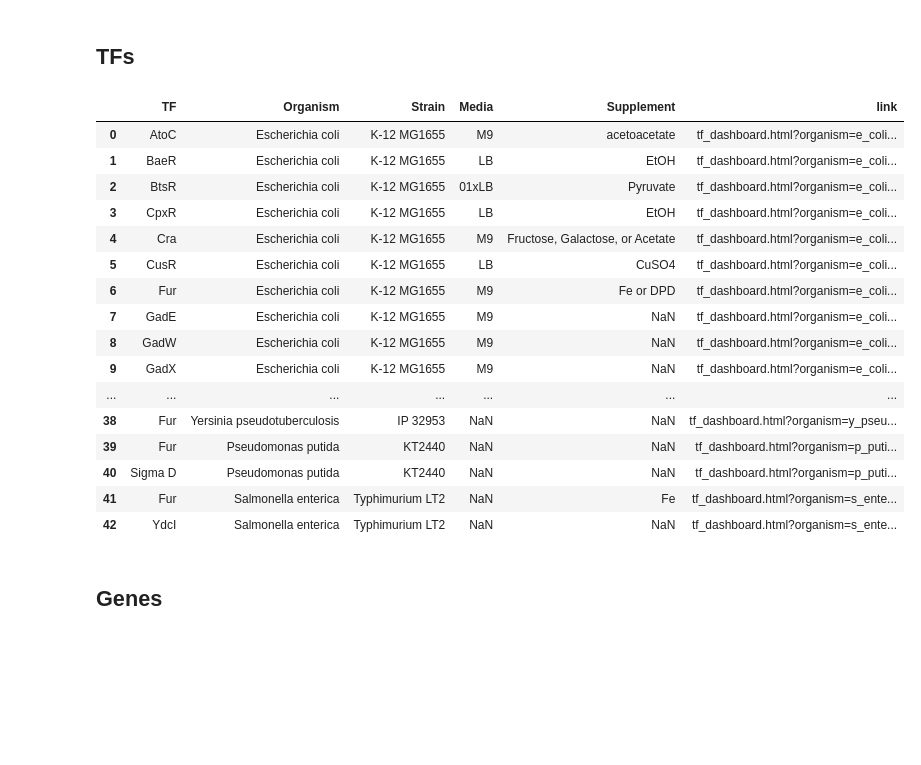
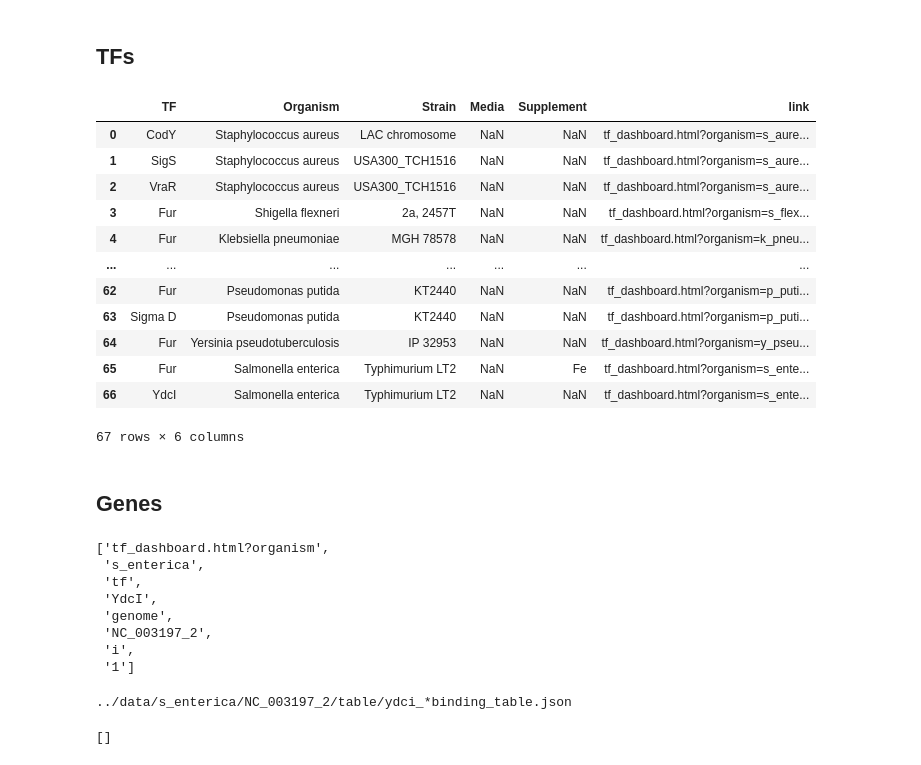
Before and after one commit to SBRG/ChIPdb, a Jupyter notebook: notebooks/search_output.ipynb, the cells around one changed output. Cells and saved outputs as stored; diff of their text form; code cells hidden in the pictures; blank space fills up the shorter version.

```diff
--- a/notebooks/search_output.ipynb
+++ b/notebooks/search_output.ipynb
@@ -8,51 +9,47 @@ import pandas as pd
 # %% [markdown]
 ## TFs
 # %%
-prefix = '../ChiPdb/data/'
+prefix = '../data/'
 suffix = '/TF_list.csv'
 
 organisms = [f.name for f in os.scandir(prefix)]
 cols_of_interest = ['TF', 'Organism', 'Strain', 'Media', 'Supplement']
 
 all_tfs = pd.DataFrame(columns = cols_of_interest + ['link'])
 
 for o in organisms:
     try:
         tfs = pd.read_csv(prefix + o + suffix, index_col = 0)
     except NotADirectoryError:
         continue
 
     # build link
     for i in tfs.index:
         l = 'tf_dashboard.html?organism=' + o
         l += '&tf=' + tfs.TF[i]
         l += '&genome=' + tfs.genome_id[i]
         l += '&i=' + str(i)
         tfs.loc[i, 'link'] = l
 
     # take info of interest
     tfs = tfs[cols_of_interest + ['link']]
 
     # save
     all_tfs = all_tfs.append(tfs, ignore_index = True)
 
 all_tfs
 # %% [output]
 |  | TF | Organism | Strain | Media | Supplement | link |
-| 0 | AtoC | Escherichia coli | K-12 MG1655 | M9 | acetoacetate | tf_dashboard.html?organism=e_coli... |
-| 1 | BaeR | Escherichia coli | K-12 MG1655 | LB | EtOH | tf_dashboard.html?organism=e_coli... |
-| 2 | BtsR | Escherichia coli | K-12 MG1655 | 01xLB | Pyruvate | tf_dashboard.html?organism=e_coli... |
-| 3 | CpxR | Escherichia coli | K-12 MG1655 | LB | EtOH | tf_dashboard.html?organism=e_coli... |
-| 4 | Cra | Escherichia coli | K-12 MG1655 | M9 | Fructose, Galactose, or Acetate | tf_dashboard.html?organism=e_coli... |
-| 5 | CusR | Escherichia coli | K-12 MG1655 | LB | CuSO4 | tf_dashboard.html?organism=e_coli... |
-| 6 | Fur | Escherichia coli | K-12 MG1655 | M9 | Fe or DPD | tf_dashboard.html?organism=e_coli... |
-| 7 | GadE | Escherichia coli | K-12 MG1655 | M9 | NaN | tf_dashboard.html?organism=e_coli... |
-| 8 | GadW | Escherichia coli | K-12 MG1655 | M9 | NaN | tf_dashboard.html?organism=e_coli... |
-| 9 | GadX | Escherichia coli | K-12 MG1655 | M9 | NaN | tf_dashboard.html?organism=e_coli... |
+| 0 | CodY | Staphylococcus aureus | LAC chromosome | NaN | NaN | tf_dashboard.html?organism=s_aure... |
+| 1 | SigS | Staphylococcus aureus | USA300_TCH1516 | NaN | NaN | tf_dashboard.html?organism=s_aure... |
+| 2 | VraR | Staphylococcus aureus | USA300_TCH1516 | NaN | NaN | tf_dashboard.html?organism=s_aure... |
+| 3 | Fur | Shigella flexneri | 2a, 2457T | NaN | NaN | tf_dashboard.html?organism=s_flex... |
+| 4 | Fur | Klebsiella pneumoniae | MGH 78578 | NaN | NaN | tf_dashboard.html?organism=k_pneu... |
 | ... | ... | ... | ... | ... | ... | ... |
-| 38 | Fur | Yersinia pseudotuberculosis | IP 32953 | NaN | NaN | tf_dashboard.html?organism=y_pseu... |
-| 39 | Fur | Pseudomonas putida | KT2440 | NaN | NaN | tf_dashboard.html?organism=p_puti... |
-| 40 | Sigma D | Pseudomonas putida | KT2440 | NaN | NaN | tf_dashboard.html?organism=p_puti... |
-| 41 | Fur | Salmonella enterica | Typhimurium LT2 | NaN | Fe | tf_dashboard.html?organism=s_ente... |
-| 42 | YdcI | Salmonella enterica | Typhimurium LT2 | NaN | NaN | tf_dashboard.html?organism=s_ente... |
+| 62 | Fur | Pseudomonas putida | KT2440 | NaN | NaN | tf_dashboard.html?organism=p_puti... |
+| 63 | Sigma D | Pseudomonas putida | KT2440 | NaN | NaN | tf_dashboard.html?organism=p_puti... |
+| 64 | Fur | Yersinia pseudotuberculosis | IP 32953 | NaN | NaN | tf_dashboard.html?organism=y_pseu... |
+| 65 | Fur | Salmonella enterica | Typhimurium LT2 | NaN | Fe | tf_dashboard.html?organism=s_ente... |
+| 66 | YdcI | Salmonella enterica | Typhimurium LT2 | NaN | NaN | tf_dashboard.html?organism=s_ente... |
+67 rows × 6 columns
 # %%
@@ -104,5 +103,23 @@ for j, tf_row in all_tfs.iterrows():
 
 all_genes = all_genes.sort_values('Peak_start')
+# %%
+file
+# %% [output]
+['tf_dashboard.html?organism',
+ 's_enterica',
+ 'tf',
+ 'YdcI',
+ 'genome',
+ 'NC_003197_2',
+ 'i',
+ '1']
+# %%
+f = prefix + file[1] + '/' + file[5] + '/table/' + file[3].lower() + "_*binding_table.json"
+print(f)
+glob.glob(f)
+# %% [output]
+../data/s_enterica/NC_003197_2/table/ydci_*binding_table.json
+[]
 # %%
 all_genes
 # %% [output]
```
Also changed, not shown: parts of 5 cells of this notebook, 12 other files.
